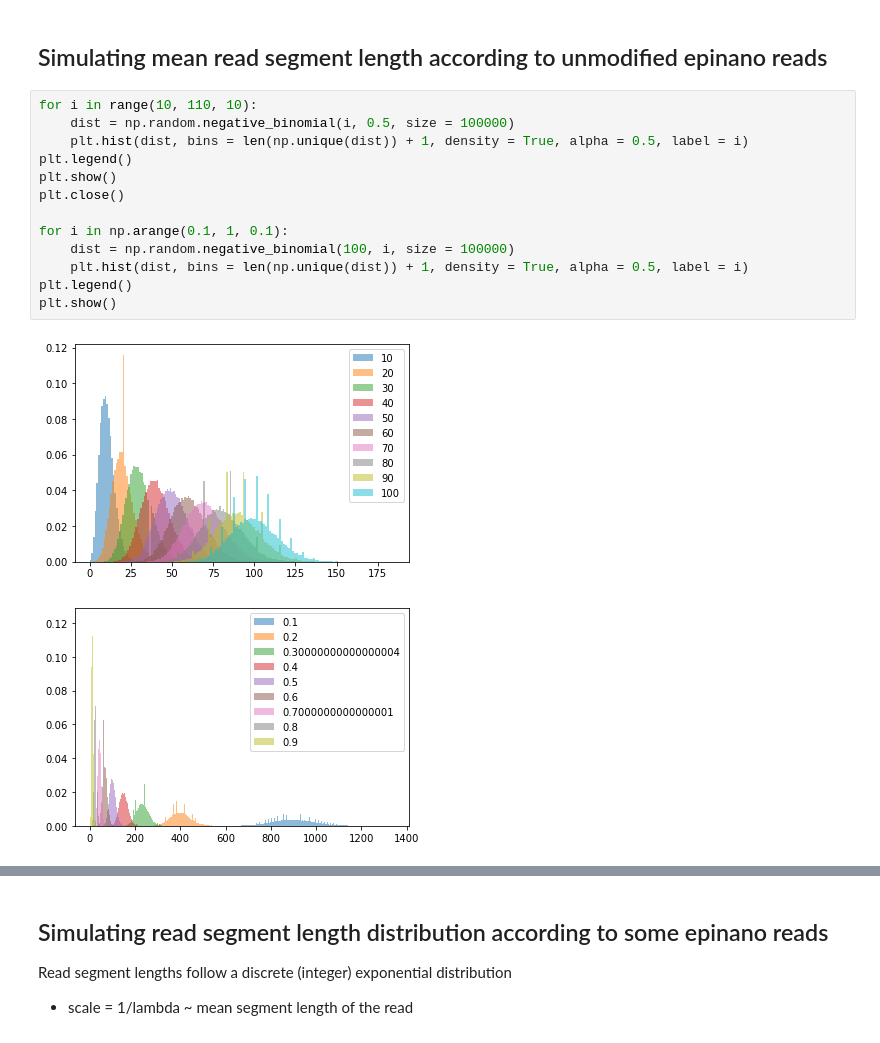
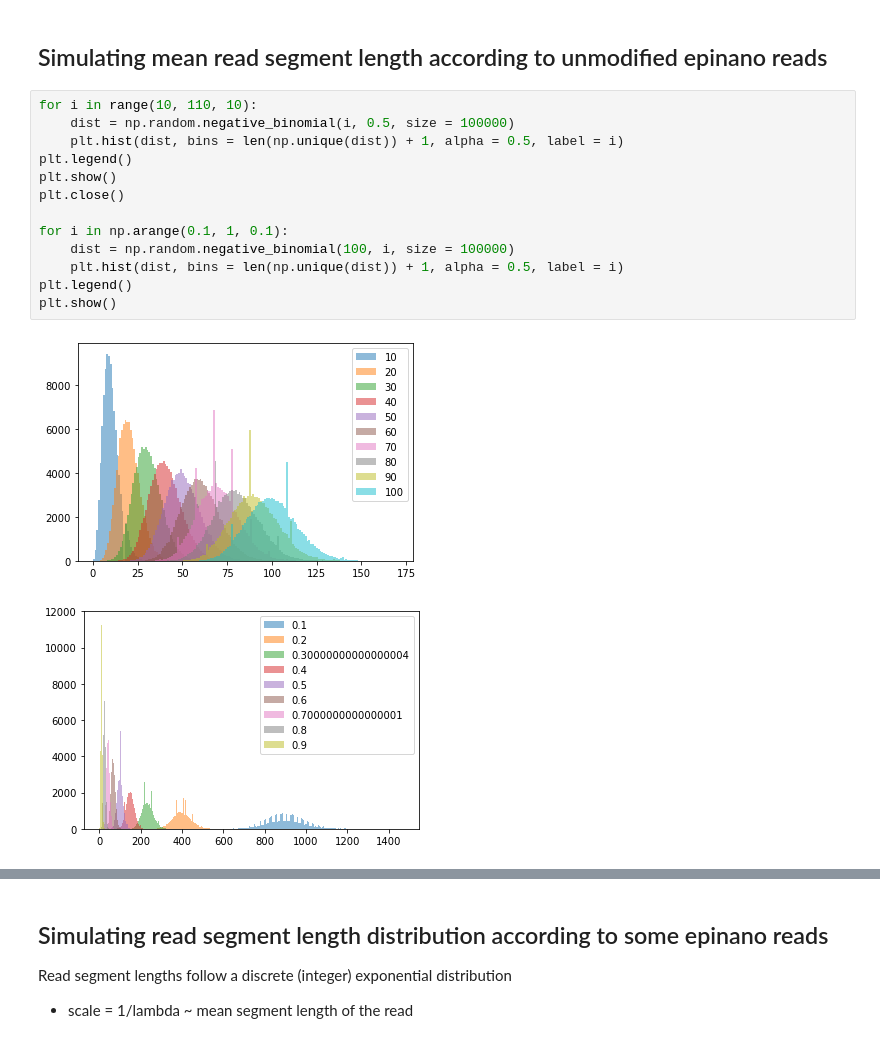
Before and after one commit to JannesSP/ont_simsig, a Jupyter notebook: testing/simulate.ipynb, the cells around one changed output, grey strips where cells are left out. Drawn from its saved outputs; the diff is of its cells as text.

```diff
--- a/testing/simulate.ipynb
+++ b/testing/simulate.ipynb
@@ -12,16 +12,16 @@ import distfit
 # %%
 for i in range(10, 110, 10):
     dist = np.random.negative_binomial(i, 0.5, size = 100000)
-    plt.hist(dist, bins = len(np.unique(dist)) + 1, density = True, alpha = 0.5, label = i)
+    plt.hist(dist, bins = len(np.unique(dist)) + 1, alpha = 0.5, label = i)
 plt.legend()
 plt.show()
 plt.close()
 
 for i in np.arange(0.1, 1, 0.1):
     dist = np.random.negative_binomial(100, i, size = 100000)
-    plt.hist(dist, bins = len(np.unique(dist)) + 1, density = True, alpha = 0.5, label = i)
+    plt.hist(dist, bins = len(np.unique(dist)) + 1, alpha = 0.5, label = i)
 plt.legend()
 plt.show()
 # %% [output]
-[figure, old version]
+[figure, new version]
-[figure, old version]
+[figure, new version]
```
Also changed, not shown: parts of 2 cells of this notebook, 1 other file.
